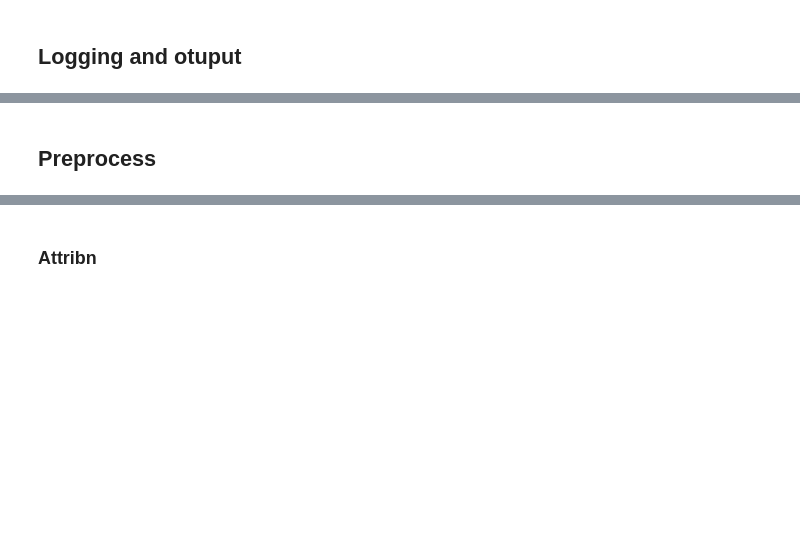
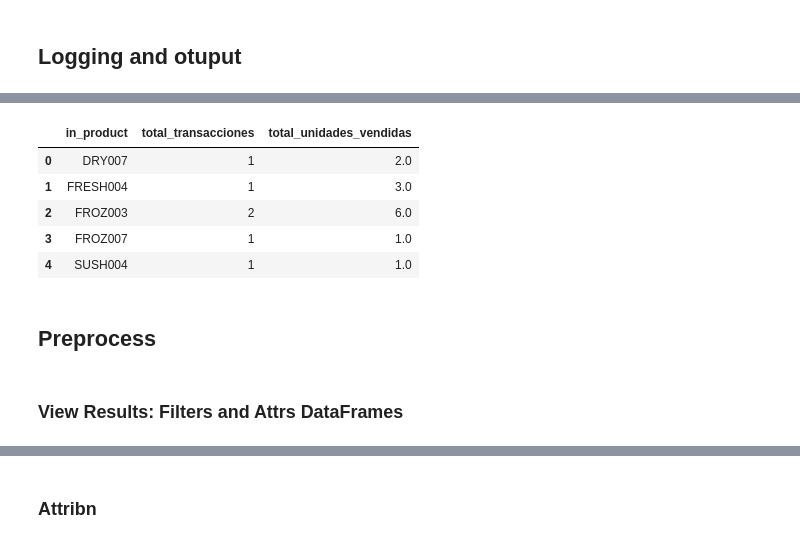
Before and after one commit to Brownbull/khujta_ai_business, a Jupyter notebook: play.ipynb, the cells around one changed output, grey strips where cells are left out. Drawn from its saved outputs; the diff is of its cells as text; code cells hidden in the pictures; blank space fills up the shorter version.

```diff
--- a/play.ipynb
+++ b/play.ipynb
@@ -65,2 +181,11 @@ os.makedirs(out_path, exist_ok=True)
+# %%
+ctx.get_model_attrs('product_stats').head()
+# %% [output]
+|  | in_product | total_transacciones | total_unidades_vendidas |
+| 0 | DRY007 | 1 | 2.0 |
+| 1 | FRESH004 | 1 | 3.0 |
+| 2 | FROZ003 | 2 | 6.0 |
+| 3 | FROZ007 | 1 | 1.0 |
+| 4 | SUSH004 | 1 | 1.0 |
 # %% [markdown]
 ## Preprocess
@@ -74,0 +192,2 @@ preprocess_data = preprocess.run()
+# %% [markdown]
+### View Results: Filters and Attrs DataFrames
```
Also changed, not shown: parts of 22 cells of this notebook, 13 other files.
